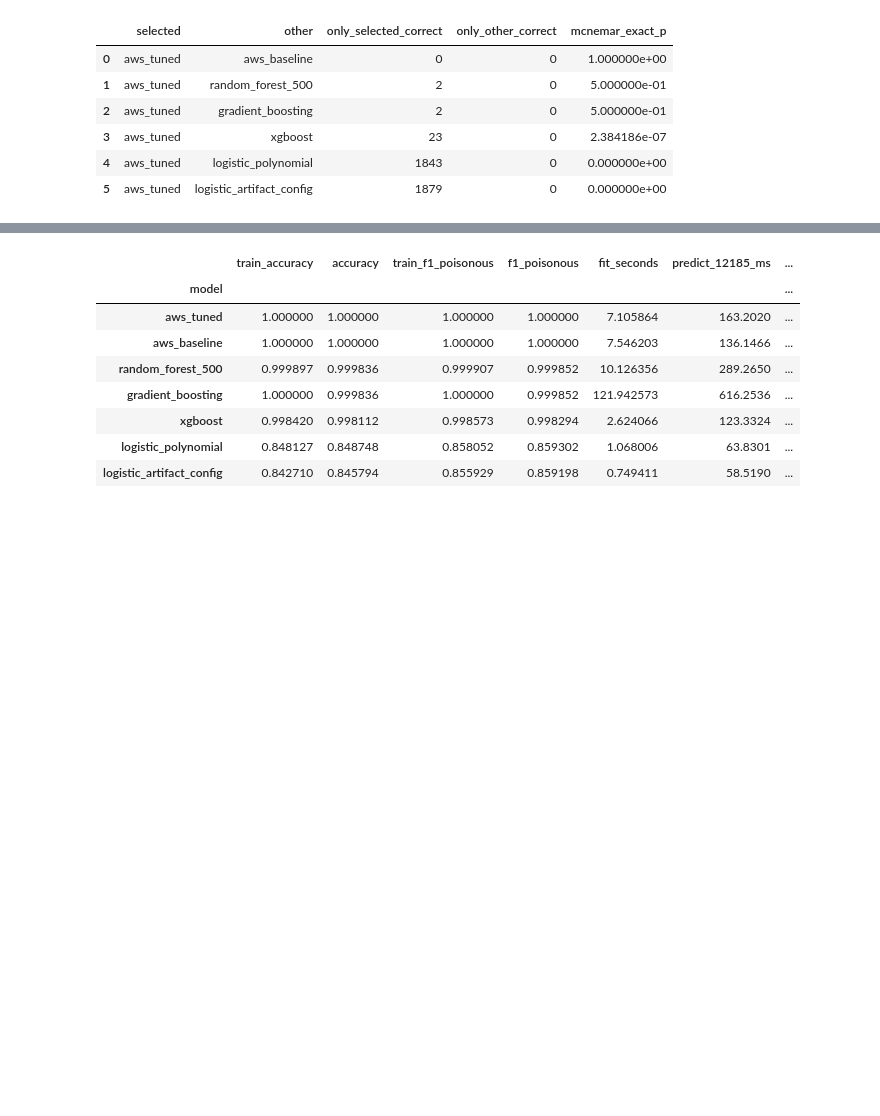
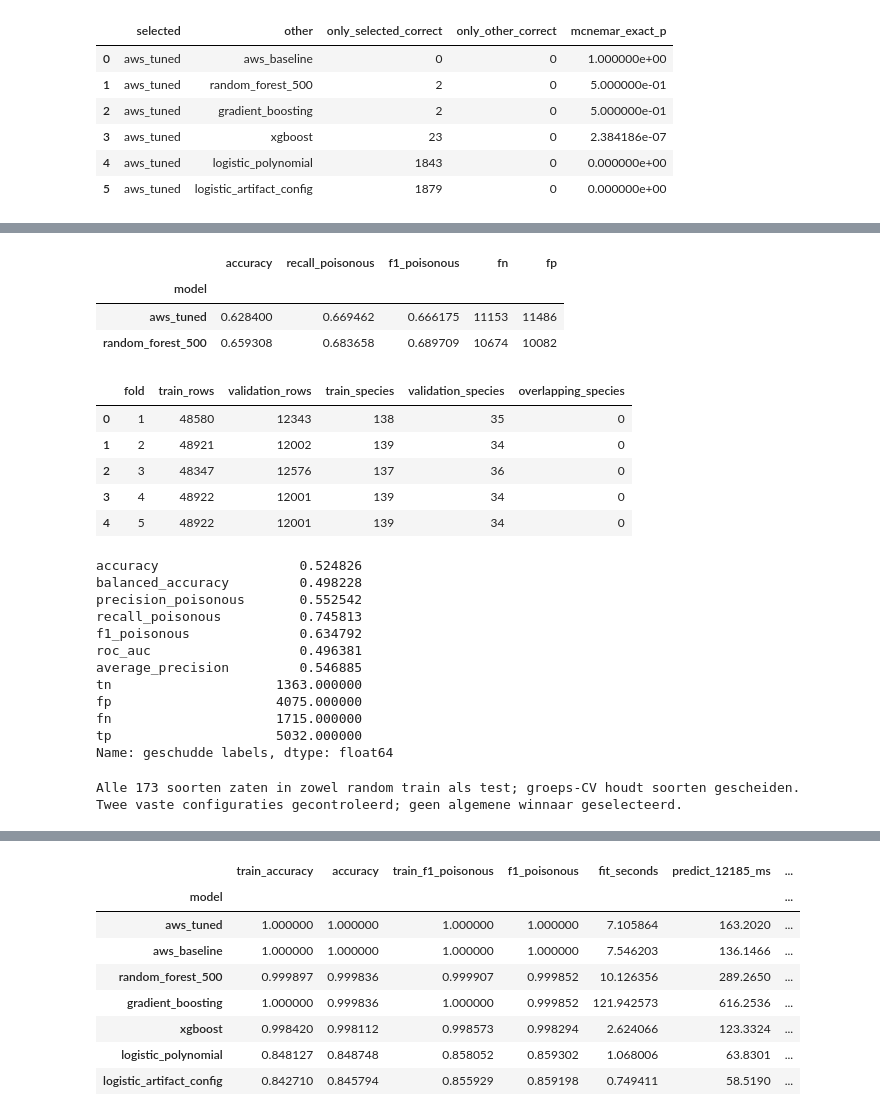
Before and after one commit to JorreVanDyck10/DeepLearningTeam10, a Jupyter notebook: secondary_mushroom/09_compare_models.ipynb, the cells around one changed output, grey strips where cells are left out. Saved outputs shown, nothing was run; the diff lists cells and outputs as text; code cells hidden in the pictures; blank space fills up the shorter version.

Commit message:
Audit perfect Mushroom scores with held-out species and qualify model selection

```diff
--- a/secondary_mushroom/09_compare_models.ipynb
+++ b/secondary_mushroom/09_compare_models.ipynb
@@ -409,3 +462,69 @@ display(pd.DataFrame(summary['pairwise_accuracy_audit']))
+# %%
+generalization = json.loads((OUT / 'generalization_audit.json').read_text(encoding='utf-8'))
+oof = pd.read_csv(OUT / 'species_oof_predictions.csv', float_precision='round_trip')
+species_metrics = pd.read_csv(OUT / 'species_model_comparison.csv').set_index('model')
+assert len(oof) == 60923 and oof.unique_row.is_unique
+assert oof.groupby('species_group').validation_fold.nunique().eq(1).all()
+assert oof.species_group.nunique() == 173
+assert set(oof.validation_fold) == {1, 2, 3, 4, 5}
+assert (oof.species_group == oof.source_row // 353).all()
+assert oof[['unique_row', 'source_row']].equals(split[['unique_row', 'source_row']])
+assert generalization['dataset']['sha256_lf'] == summary['dataset']['sha256_lf']
+train_groups = set(oof.loc[split.split == 'train', 'species_group'])
+test_groups = set(oof.loc[split.split == 'test', 'species_group'])
+assert len(train_groups & test_groups) == 173
+for fold in range(1, 6):
+    assert not set(oof.loc[oof.validation_fold == fold, 'species_group']) & set(oof.loc[oof.validation_fold != fold, 'species_group'])
+y_group = (oof.true_class == 'p').astype(int)
+for key, row in species_metrics.iterrows():
+    labels = (oof[key + '_prediction'] == 'p').astype(int)
+    proba = oof[key + '_probability_p']
+    for name, function in functions.items():
+        actual = function(y_group, labels) if name in ['accuracy', 'balanced_accuracy'] else function(y_group, labels, zero_division=0)
+        assert abs(actual - row[name]) < 1e-12
+    assert abs(roc_auc_score(y_group, proba) - row.roc_auc) < 1e-12
+    assert abs(average_precision_score(y_group, proba) - row.average_precision) < 1e-12
+    assert confusion_matrix(y_group, labels, labels=[0, 1]).ravel().tolist() == [int(row[c]) for c in ['tn', 'fp', 'fn', 'tp']]
+control = pd.read_csv(OUT / 'shuffled_label_predictions.csv', float_precision='round_trip')
+import numpy as np
+shuffled_targets = np.random.default_rng(42).permutation(y_group.to_numpy())
+assert set(control.unique_row) == set(split.loc[split.split == 'test', 'unique_row'])
+assert np.array_equal(control.shuffled_target, shuffled_targets[control.unique_row])
+control_metrics = generalization['shuffled_label_negative_control']['metrics']
+for name, function in functions.items():
+    actual = function(control.shuffled_target, control.prediction) if name in ['accuracy', 'balanced_accuracy'] else function(control.shuffled_target, control.prediction, zero_division=0)
+    assert abs(actual - control_metrics[name]) < 1e-12
+assert abs(roc_auc_score(control.shuffled_target, control.probability_p) - control_metrics['roc_auc']) < 1e-12
+display(species_metrics[['accuracy', 'recall_poisonous', 'f1_poisonous', 'fn', 'fp']].round(6))
+display(pd.DataFrame(generalization['fold_membership']))
+display(pd.Series(control_metrics, name='geschudde labels'))
+print('Alle 173 soorten zaten in zowel random train als test; groeps-CV houdt soorten gescheiden.')
+print('Twee vaste configuraties gecontroleerd; geen algemene winnaar geselecteerd.')
+# %% [output]
+|  | accuracy | recall_poisonous | f1_poisonous | fn | fp |
+| model |  |  |  |  |  |
+| aws_tuned | 0.628400 | 0.669462 | 0.666175 | 11153 | 11486 |
+| random_forest_500 | 0.659308 | 0.683658 | 0.689709 | 10674 | 10082 |
+|  | fold | train_rows | validation_rows | train_species | validation_species | overlapping_species |
+| 0 | 1 | 48580 | 12343 | 138 | 35 | 0 |
+| 1 | 2 | 48921 | 12002 | 139 | 34 | 0 |
+| 2 | 3 | 48347 | 12576 | 137 | 36 | 0 |
+| 3 | 4 | 48922 | 12001 | 139 | 34 | 0 |
+| 4 | 5 | 48922 | 12001 | 139 | 34 | 0 |
+accuracy                  0.524826
+balanced_accuracy         0.498228
+precision_poisonous       0.552542
+recall_poisonous          0.745813
+f1_poisonous              0.634792
+roc_auc                   0.496381
+average_precision         0.546885
+tn                     1363.000000
+fp                     4075.000000
+fn                     1715.000000
+tp                     5032.000000
+Name: geschudde labels, dtype: float64
+Alle 173 soorten zaten in zowel random train als test; groeps-CV houdt soorten gescheiden.
+Twee vaste configuraties gecontroleerd; geen algemene winnaar geselecteerd.
 # %% [markdown]
 ## 7. Trainingsgedrag, kosten en keuze
 
```
Also changed, not shown: parts of 7 cells of this notebook, 13 other files.
